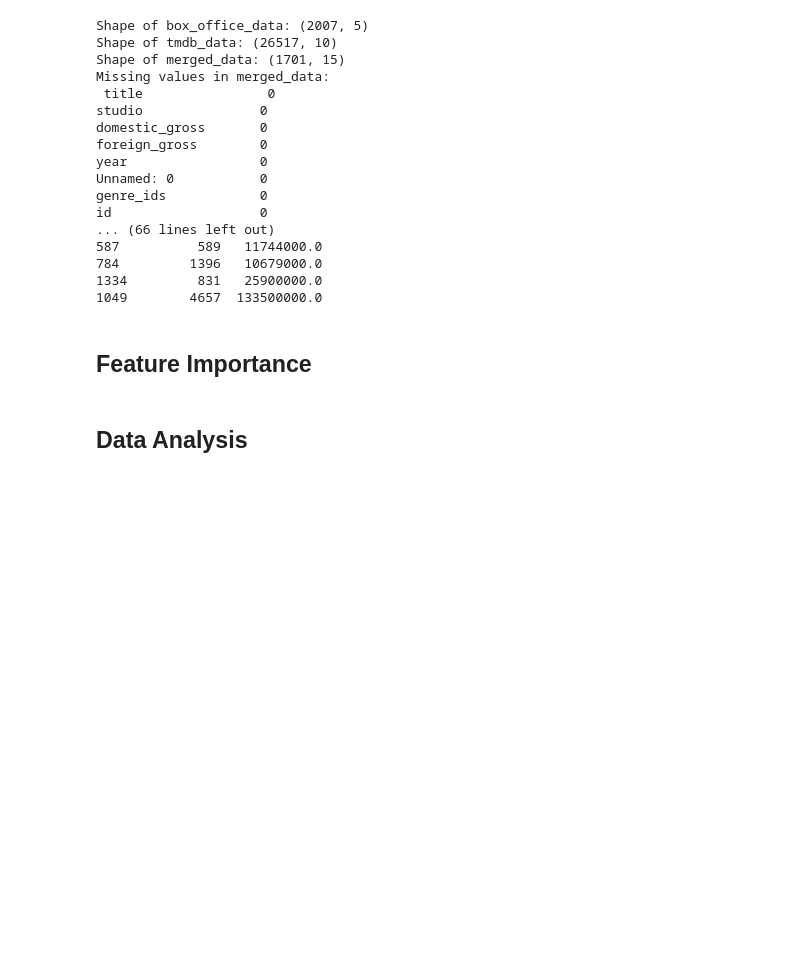
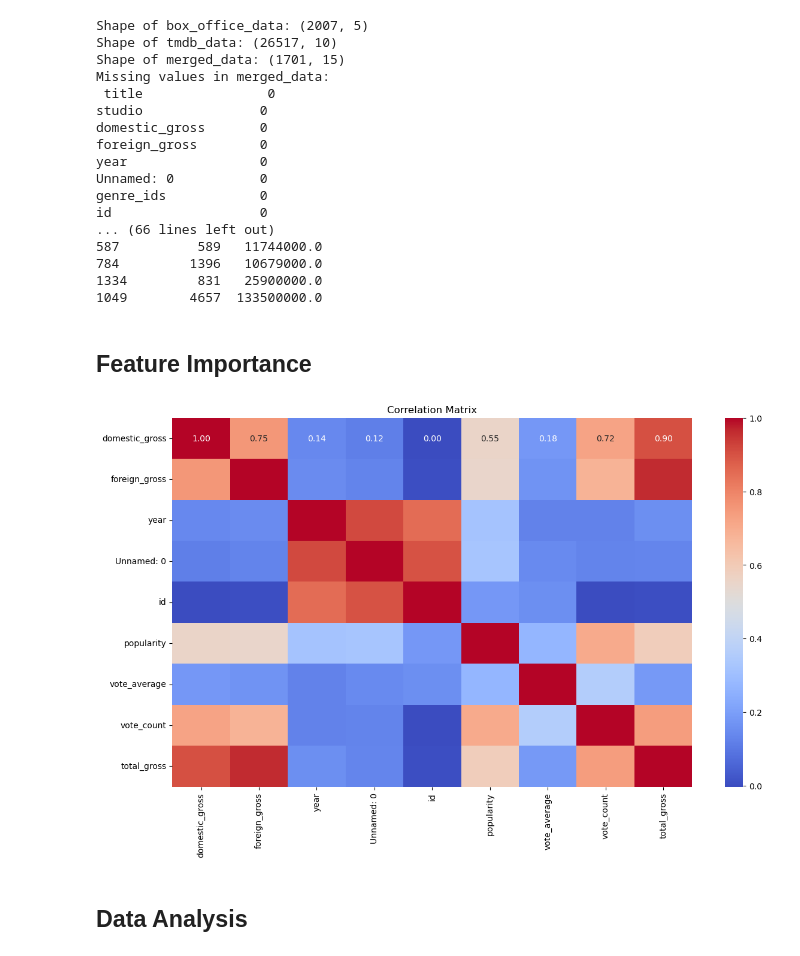
Before and after one commit to cecy84/dsc-phase-1-project-v2-4-master, a Jupyter notebook: student.ipynb, the cells around one changed output. Drawn from its saved outputs; the diff is of its cells as text; code cells hidden in the pictures; blank space fills up the shorter version.

```diff
--- a/student.ipynb
+++ b/student.ipynb
@@ -239,6 +239,19 @@ id                   0
 1049        4657  133500000.0
 # %% [markdown]
 ## Feature Importance
+# %%
+numeric_cols = merged_data.select_dtypes(include=['float64', 'int64']).columns
+
+# Compute correlation matrix
+corr = merged_data[numeric_cols].corr()
+
+# Generate a heatmap
+plt.figure(figsize=(14, 8))
+sns.heatmap(corr, annot=True, cmap='coolwarm', fmt=".2f")
+plt.title('Correlation Matrix')
+plt.show()
+# %% [output]
+[figure, added]
 # %% [markdown]
 ## Data Analysis
 # %%
```
